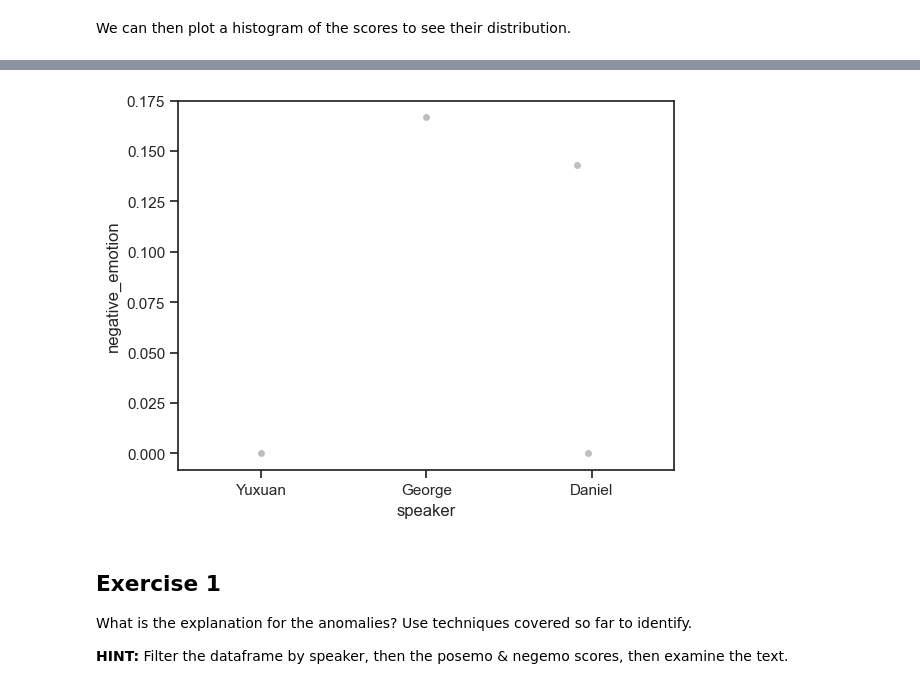
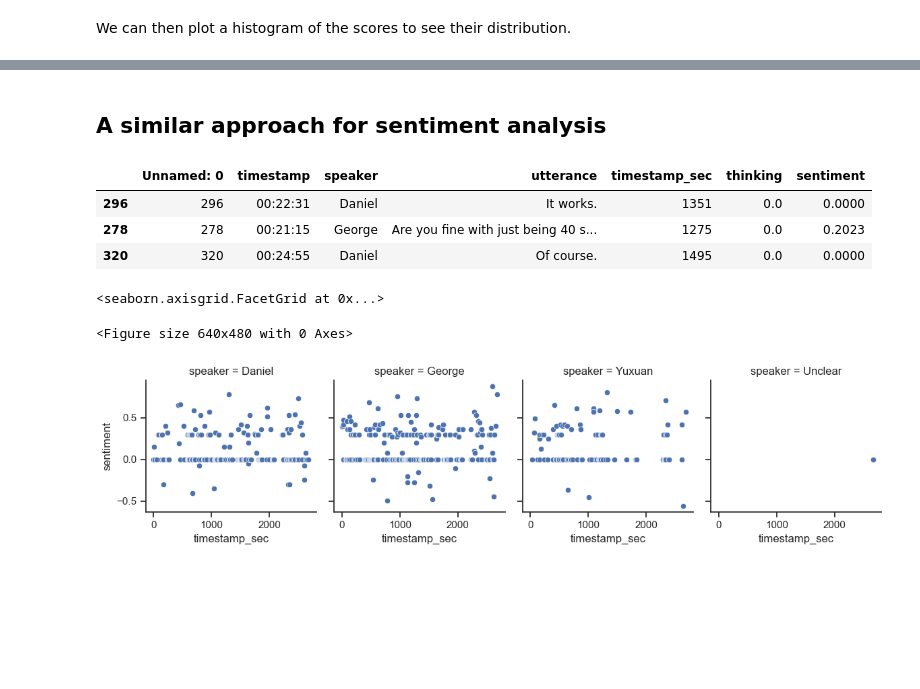
Before and after one commit to senthilchandrasegaran/id5138-comptext, a Jupyter notebook: 03-dictionary-based-approach.ipynb, the cells around one changed output, grey strips where cells are left out. Drawn from its saved outputs; the diff is of its cells as text; code cells hidden in the pictures; blank space fills up the shorter version.

```diff
--- a/03-dictionary-based-approach.ipynb
+++ b/03-dictionary-based-approach.ipynb
@@ -116,10 +95,25 @@ g = sns.stripplot(y='positive_emotion', x='speaker', data=emotions_df, jitter=Tr
-# %%
-plt.figure(dpi=100)
-g = sns.stripplot(y='negative_emotion', x='speaker', data=emotions_df, jitter=True, color='gray', alpha=0.5)
-# %% [output]
-[figure, removed]
-# %% [markdown]
-## Exercise 1
-What is the explanation for the anomalies? Use techniques covered so far to identify.
-
-**HINT:** Filter the dataframe by speaker, then the posemo & negemo scores, then examine the text.
+# %% [markdown]
+## A similar approach for sentiment analysis
+# %%
+from vaderSentiment.vaderSentiment import SentimentIntensityAnalyzer
+analyzer = SentimentIntensityAnalyzer()
+# %%
+def sentiment(text) :
+    vs = analyzer.polarity_scores(text)['compound']
+    return vs
+# %%
+transcript_df['sentiment'] = transcript_df['utterance'].apply(sentiment)
+transcript_df.sample(3)
+# %% [output]
+|  | Unnamed: 0 | timestamp | speaker | utterance | timestamp_sec | thinking | sentiment |
+| 296 | 296 | 00:22:31 | Daniel | It works. | 1351 | 0.0 | 0.0000 |
+| 278 | 278 | 00:21:15 | George | Are you fine with just being 40 s... | 1275 | 0.0 | 0.2023 |
+| 320 | 320 | 00:24:55 | Daniel | Of course. | 1495 | 0.0 | 0.0000 |
+# %%
+plt.figure(dpi=100)
+g = sns.FacetGrid(transcript_df, col="speaker")
+g.map(sns.scatterplot, "timestamp_sec", "sentiment")
+# %% [output]
+<seaborn.axisgrid.FacetGrid at 0x...>
+<Figure size 640x480 with 0 Axes>
+[figure, added]
```
Also changed, not shown: parts of 20 cells of this notebook, 6 other files.
